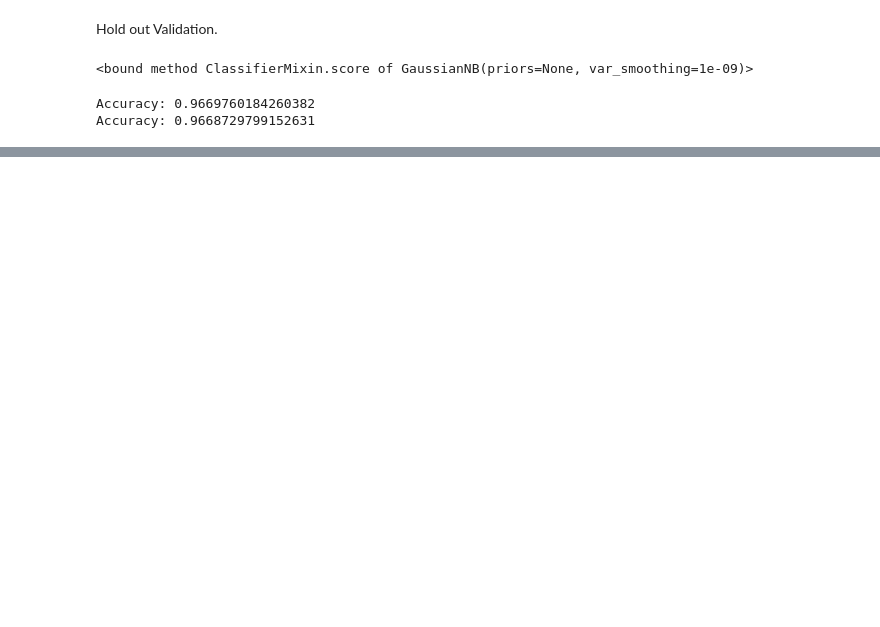
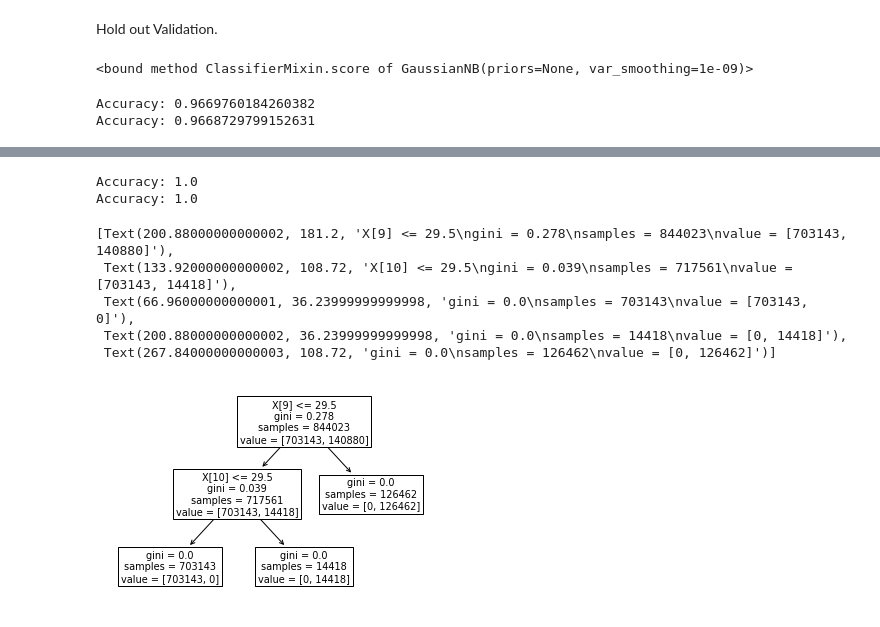
Before and after one commit to duy8498874/Airline-Arrival, a Jupyter notebook: Airline_Arrival.ipynb, the cells around one changed output, grey strips where cells are left out. Drawn from its saved outputs; the diff is of its cells as text; code cells hidden in the pictures; blank space fills up the shorter version.

```diff
--- a/Airline_Arrival.ipynb
+++ b/Airline_Arrival.ipynb
@@ -459,0 +447,7 @@ Accuracy: 0.9668729799152631
+# %%
+data_train, data_test, data_train_target, data_test_target = train_test_split(
+...     data_label_enc, data_NB_target, test_size=0.2, random_state=15)
+# %%
+clf = tree.DecisionTreeClassifier()
+# %%
+clf = clf.fit(data_train, data_train_target)
@@ -459,0 +458,15 @@ Accuracy: 0.9668729799152631
+# %%
+print("Accuracy:",metrics.accuracy_score(data_train_target, CT_predictions_train))
+print("Accuracy:",metrics.accuracy_score(data_test_target, CT_predictions_test))
+# %% [output]
+Accuracy: 1.0
+Accuracy: 1.0
+# %%
+tree.plot_tree(clf.fit(data_train, data_train_target))
+# %% [output]
+[Text(200.88000000000002, 181.2, 'X[9] <= 29.5\ngini = 0.278\nsamples = 844023\nvalue = [703143, 140880]'),
+ Text(133.92000000000002, 108.72, 'X[10] <= 29.5\ngini = 0.039\nsamples = 717561\nvalue = [703143, 14418]'),
+ Text(66.96000000000001, 36.23999999999998, 'gini = 0.0\nsamples = 703143\nvalue = [703143, 0]'),
+ Text(200.88000000000002, 36.23999999999998, 'gini = 0.0\nsamples = 14418\nvalue = [0, 14418]'),
+ Text(267.84000000000003, 108.72, 'gini = 0.0\nsamples = 126462\nvalue = [0, 126462]')]
+[figure, added]
```
Also changed, not shown: parts of 31 cells of this notebook.
